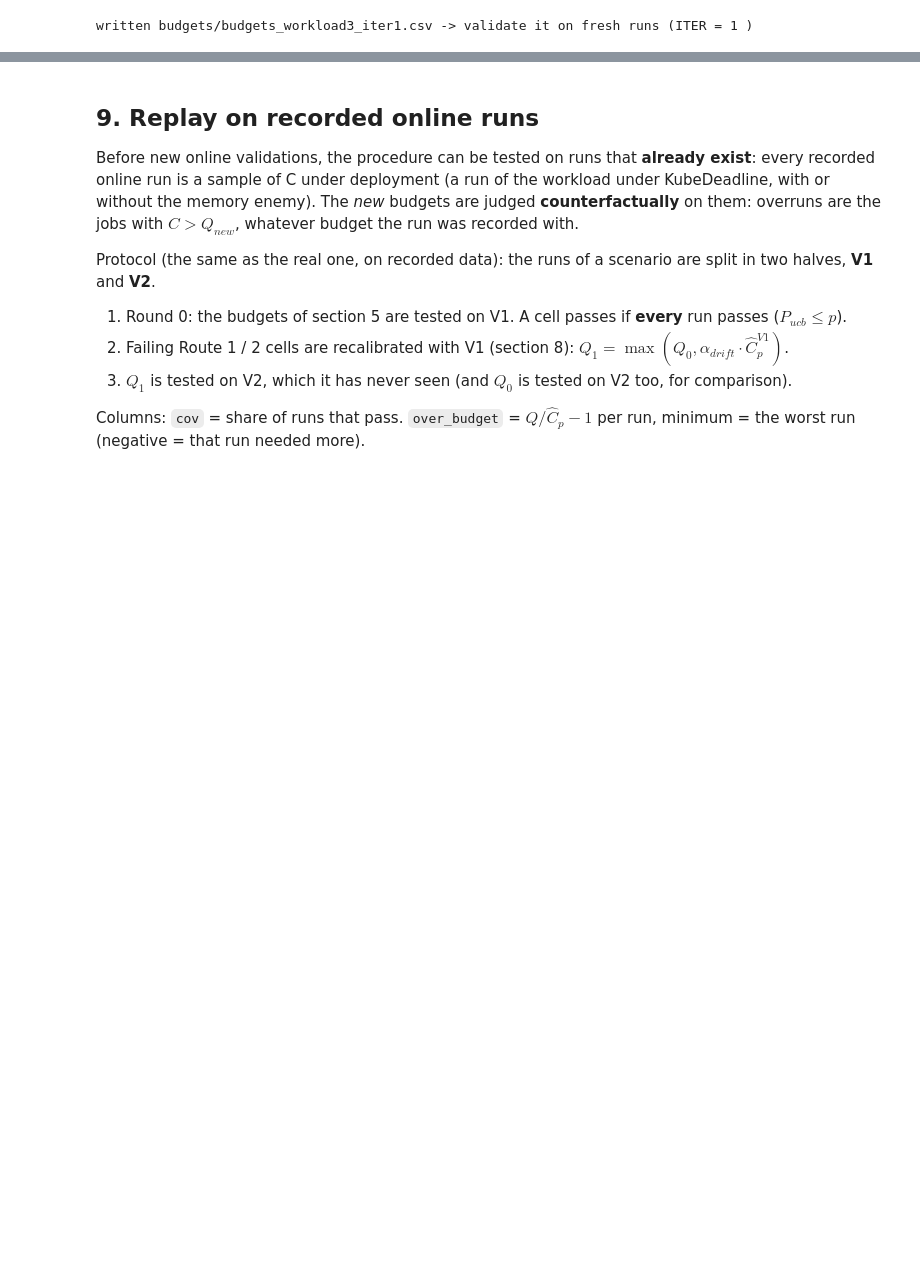
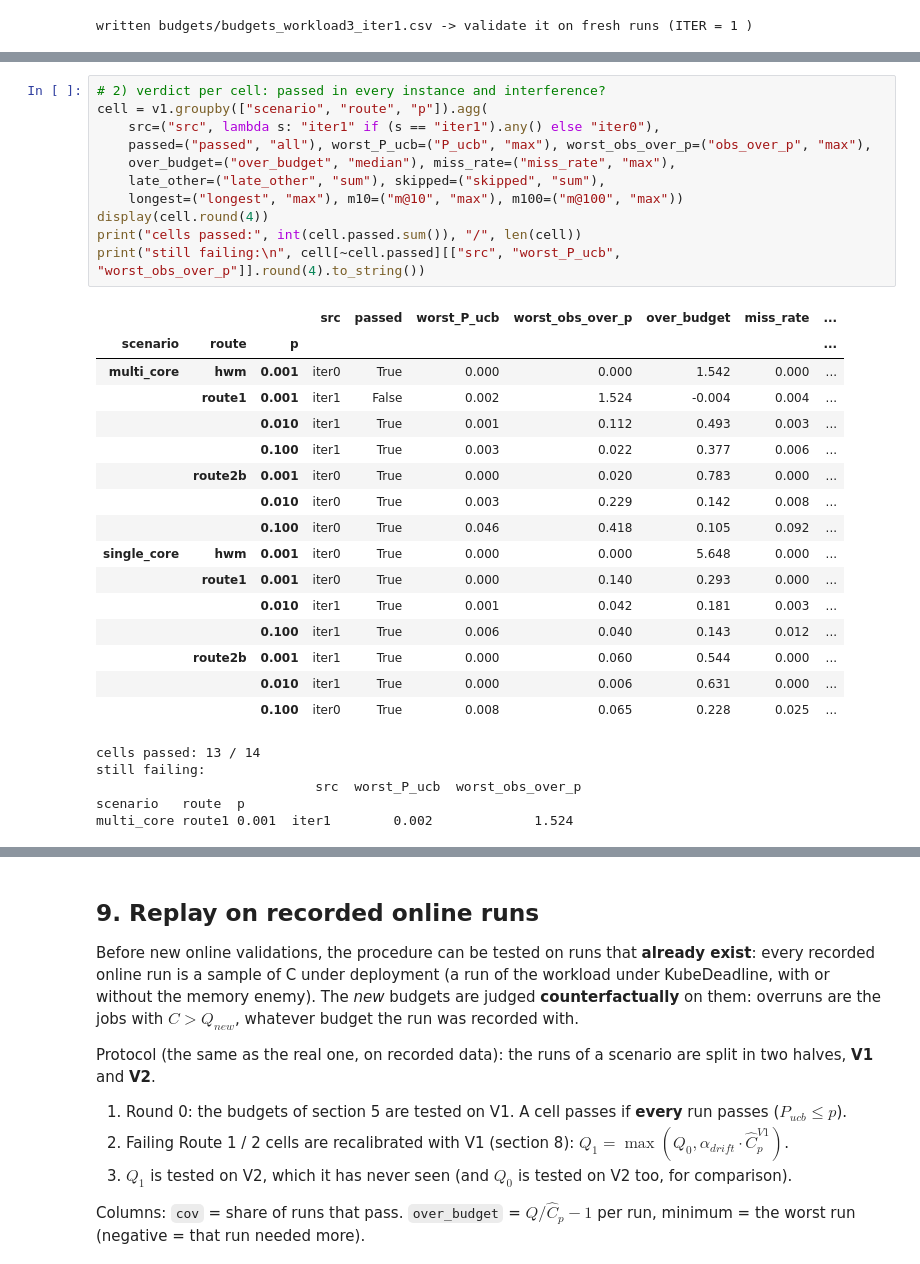
Before and after one commit to pippi2802/GraduationProject, a Jupyter notebook: research-questions/RQ2/analysis_procedure2/analysis_workload3.ipynb, the cells around one changed output, grey strips where cells are left out. Saved outputs shown, nothing was run; the diff lists cells and outputs as text; blank space fills up the shorter version.

```diff
--- a/research-questions/RQ2/analysis_procedure2/analysis_workload3.ipynb
+++ b/research-questions/RQ2/analysis_procedure2/analysis_workload3.ipynb
@@ -835,0 +877,33 @@ written budgets/budgets_workload3_iter1.csv -> validate it on fresh runs (ITER =
+# %%
+# 2) verdict per cell: passed in every instance and interference?
+cell = v1.groupby(["scenario", "route", "p"]).agg(
+    src=("src", lambda s: "iter1" if (s == "iter1").any() else "iter0"),
+    passed=("passed", "all"), worst_P_ucb=("P_ucb", "max"), worst_obs_over_p=("obs_over_p", "max"),
+    over_budget=("over_budget", "median"), miss_rate=("miss_rate", "max"),
+    late_other=("late_other", "sum"), skipped=("skipped", "sum"),
+    longest=("longest", "max"), m10=("m@10", "max"), m100=("m@100", "max"))
+display(cell.round(4))
+print("cells passed:", int(cell.passed.sum()), "/", len(cell))
+print("still failing:\n", cell[~cell.passed][["src", "worst_P_ucb", "worst_obs_over_p"]].round(4).to_string())
+# %% [output]
+|  |  |  | src | passed | worst_P_ucb | worst_obs_over_p | over_budget | miss_rate | ... |
+| scenario | route | p |  |  |  |  |  |  | ... |
+| multi_core | hwm | 0.001 | iter0 | True | 0.000 | 0.000 | 1.542 | 0.000 | ... |
+|  | route1 | 0.001 | iter1 | False | 0.002 | 1.524 | -0.004 | 0.004 | ... |
+|  |  | 0.010 | iter1 | True | 0.001 | 0.112 | 0.493 | 0.003 | ... |
+|  |  | 0.100 | iter1 | True | 0.003 | 0.022 | 0.377 | 0.006 | ... |
+|  | route2b | 0.001 | iter0 | True | 0.000 | 0.020 | 0.783 | 0.000 | ... |
+|  |  | 0.010 | iter0 | True | 0.003 | 0.229 | 0.142 | 0.008 | ... |
+|  |  | 0.100 | iter0 | True | 0.046 | 0.418 | 0.105 | 0.092 | ... |
+| single_core | hwm | 0.001 | iter0 | True | 0.000 | 0.000 | 5.648 | 0.000 | ... |
+|  | route1 | 0.001 | iter0 | True | 0.000 | 0.140 | 0.293 | 0.000 | ... |
+|  |  | 0.010 | iter1 | True | 0.001 | 0.042 | 0.181 | 0.003 | ... |
+|  |  | 0.100 | iter1 | True | 0.006 | 0.040 | 0.143 | 0.012 | ... |
+|  | route2b | 0.001 | iter1 | True | 0.000 | 0.060 | 0.544 | 0.000 | ... |
+|  |  | 0.010 | iter1 | True | 0.000 | 0.006 | 0.631 | 0.000 | ... |
+|  |  | 0.100 | iter0 | True | 0.008 | 0.065 | 0.228 | 0.025 | ... |
+cells passed: 13 / 14
+still failing:
+                            src  worst_P_ucb  worst_obs_over_p
+scenario   route  p
+multi_core route1 0.001  iter1        0.002             1.524
```
Also changed, not shown: parts of 2 cells of this notebook, 9 other files.
